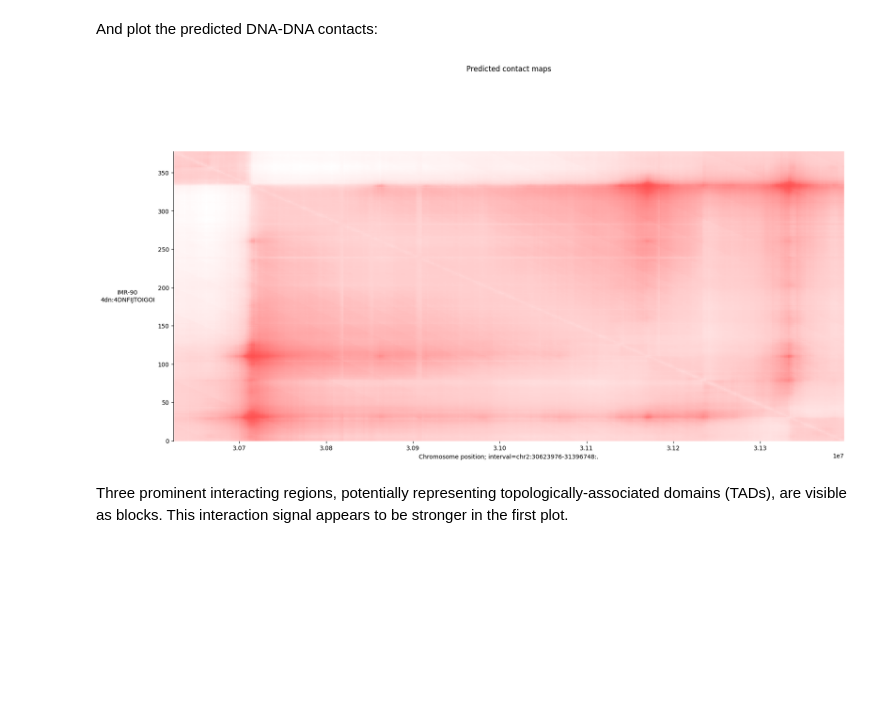
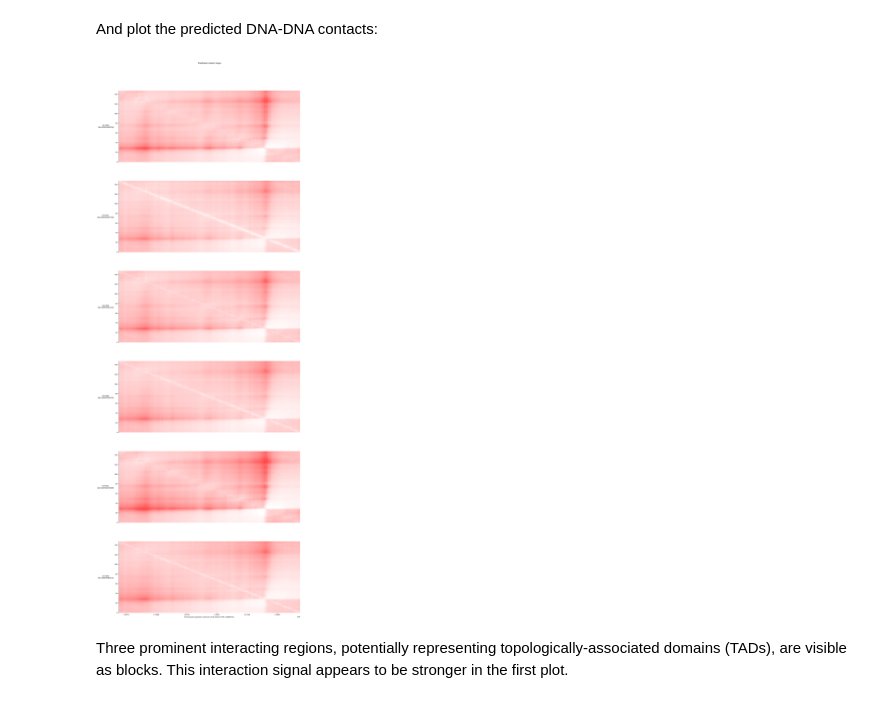
Before and after one commit to langxiuyuan/Gene520-Fall-2025, a Jupyter notebook: colabs/visualization_modality_tour.ipynb, the cells around one changed output. Saved outputs shown, nothing was run; the diff lists cells and outputs as text; code cells hidden in the pictures; blank space fills up the shorter version.

```diff
--- a/colabs/visualization_modality_tour.ipynb
+++ b/colabs/visualization_modality_tour.ipynb
@@ -856,13 +856,14 @@ mpl.colormaps.register(custom_cmap)
 # chr11:13685587-14315305
 # chr3:181558758-182402768
 # chr2:30623986-31396748
-interval = genome.Interval('chr2', 30_623_986, 31_396_748).resize(
+# ('chr8', 125_187_758, 125_487_758)
+interval = genome.Interval('chr8', 125_187_758, 125_487_758).resize(
     dna_client.SEQUENCE_LENGTH_1MB
 )
-plot_interval = genome.Interval('chr2', 30_623_976, 31_396_748)
+plot_interval = genome.Interval('chr8', 125_187_758, 125_487_758)
 # %%
 ontology_terms = [
-    'EFO:0001196',  # IMR90.
+    'EFO:0003042',  # EFO:0001196 IMR90.  EFO:0003042 6 H1-hESCs data
 ]
 
 output = dna_model.predict_interval(
@@ -875,22 +876,22 @@ And plot the predicted DNA-DNA contacts:
 # %%
 plot = plot_components.plot(
     [
         plot_components.TranscriptAnnotation(longest_transcripts),
         plot_components.ContactMaps(
             tdata=output.contact_maps,
             ylabel_template='{biosample_name}\n{name}',
             cmap='custom_red',
-            vmax=2.0,
+            vmax=1.5,
             vmin=0.0
         ),
     ],
     interval=plot_interval,
     title='Predicted contact maps',
 )
 plot.savefig("contact_map.png", dpi=300, bbox_inches="tight")
 plt.show()
 # %% [output]
-[figure, old version]
+[figure, new version]
 # %% [markdown]
 Three prominent interacting regions, potentially representing
 topologically-associated domains (TADs), are visible as blocks. This interaction
```
Also changed, not shown: parts of 4 cells of this notebook.
